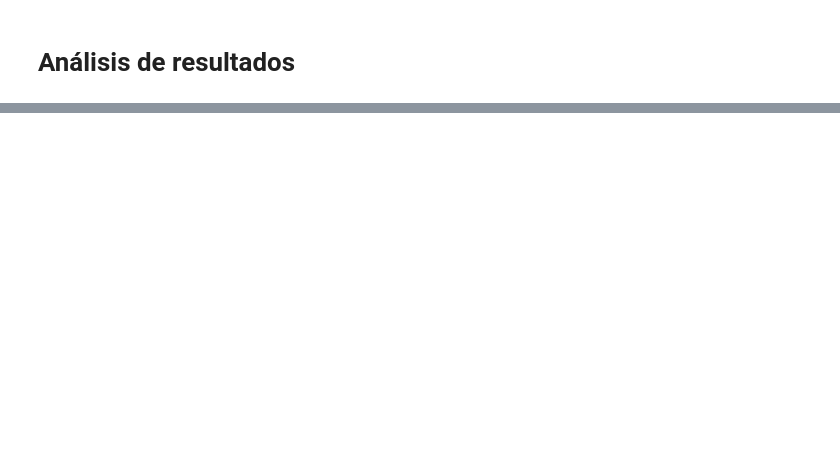
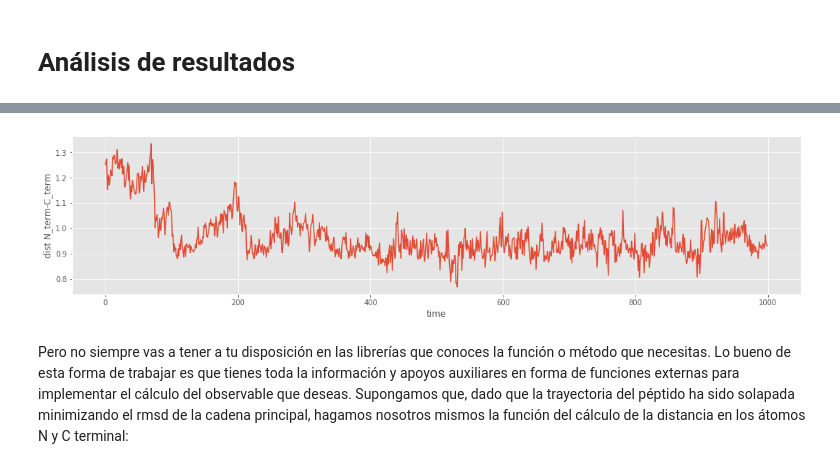
Before and after one commit to uibcdf/Academia, a Jupyter notebook: Dinámica_Molecular/MetEncefalina.ipynb, the cells around one changed output, grey strips where cells are left out. Cells and saved outputs as stored; diff of their text form; code cells hidden in the pictures; blank space fills up the shorter version.

```diff
--- a/Dinámica_Molecular/MetEncefalina.ipynb
+++ b/Dinámica_Molecular/MetEncefalina.ipynb
@@ -287,0 +386,2 @@ for hbond in hbonds:
+# %%
+traj_mdanalysis = molmodmt.load('trajectory.dcd','mdanalysis',topology='metenkephalin_solvated.pdb')
@@ -289,0 +491,3 @@ Calculamos ahora la series temporales de cada uno de estos puentes de hidrógeno
+# %%
+sel_N_term = molmodmt.select(traj_md, "resid 0 and name N", "mdtraj")
+sel_C_term = molmodmt.select(traj_md, "resid 4 and name C", "mdtraj")
@@ -289,0 +498,2 @@ Calculamos ahora la series temporales de cada uno de estos puentes de hidrógeno
+# %%
+pares_de_atomos = [[ii,jj] for ii,jj in zip(sel_N_term, sel_C_term)]
@@ -289,0 +504,2 @@ Calculamos ahora la series temporales de cada uno de estos puentes de hidrógeno
+# %%
+distancia_extremos = md.compute_distances(traj_md,pares_de_atomos)
@@ -289,0 +510,9 @@ Calculamos ahora la series temporales de cada uno de estos puentes de hidrógeno
+# %%
+plt.plot(traj_md.time,distancia_extremos[:,0])
+plt.xlabel("time")
+plt.ylabel("dist N_term-C_term")
+plt.show()
+# %% [output]
+[figure, added]
+# %% [markdown]
+Pero no siempre vas a tener a tu disposición en las librerías que conoces la función o método que necesitas. Lo bueno de esta forma de trabajar es que tienes toda la información y apoyos auxiliares en forma de funciones externas para implementar el cálculo del observable que deseas. Supongamos que, dado que la trayectoria del péptido ha sido solapada minimizando el rmsd de la cadena principal, hagamos nosotros mismos la función del cálculo de la distancia en los átomos N y C terminal:
```
Also changed, not shown: parts of 77 cells of this notebook.
